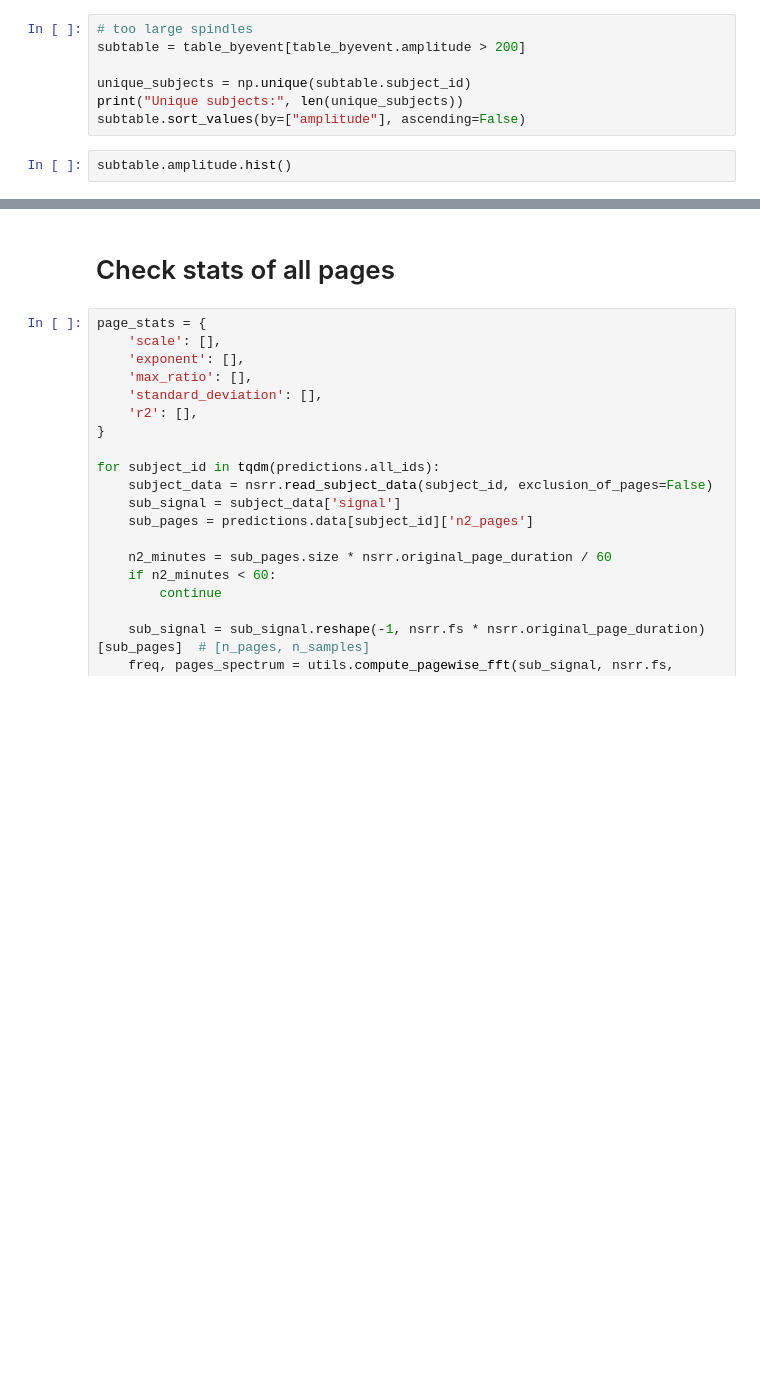
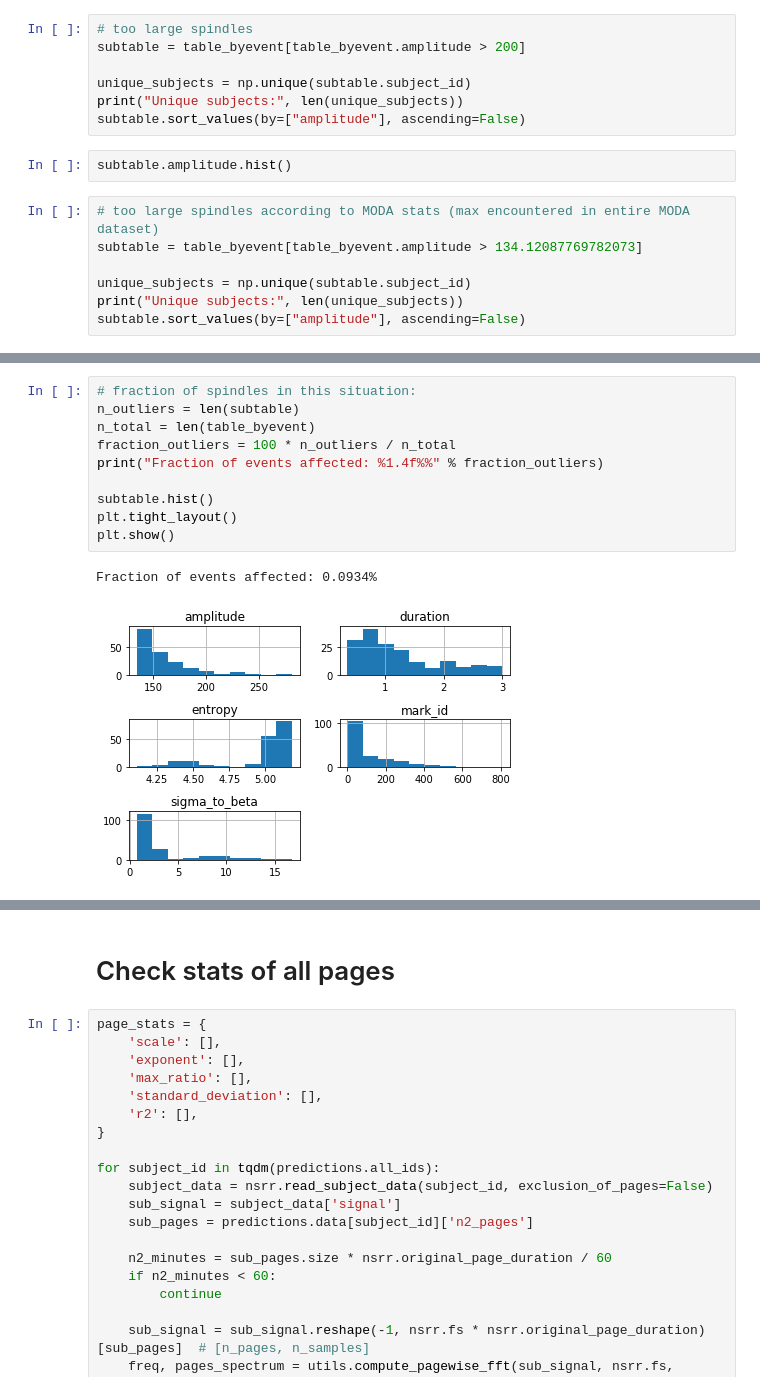
Before and after one commit to nicolasigor/sleep-rnn, a Jupyter notebook: figs_thesis/2021_eda_nsrr_page_exclusion.ipynb, the cells around one changed output, grey strips where cells are left out. Drawn from its saved outputs; the diff is of its cells as text; blank space fills up the shorter version.

```diff
--- a/figs_thesis/2021_eda_nsrr_page_exclusion.ipynb
+++ b/figs_thesis/2021_eda_nsrr_page_exclusion.ipynb
@@ -449,3 +541,10 @@ print("Unique subjects:", len(unique_subjects))
 subtable.sort_values(by=["amplitude"], ascending=False)
 # %%
 subtable.amplitude.hist()
+# %%
+# too large spindles according to MODA stats (max encountered in entire MODA dataset)
+subtable = table_byevent[table_byevent.amplitude > 134.12087769782073]
+
+unique_subjects = np.unique(subtable.subject_id)
+print("Unique subjects:", len(unique_subjects))
+subtable.sort_values(by=["amplitude"], ascending=False)
@@ -451,0 +566,13 @@ subtable.amplitude.hist()
+# %%
+# fraction of spindles in this situation:
+n_outliers = len(subtable)
+n_total = len(table_byevent)
+fraction_outliers = 100 * n_outliers / n_total
+print("Fraction of events affected: %1.4f%%" % fraction_outliers)
+
+subtable.hist()
+plt.tight_layout()
+plt.show()
+# %% [output]
+Fraction of events affected: 0.0934%
+[figure, added]
```
Also changed, not shown: parts of 8 cells of this notebook.
